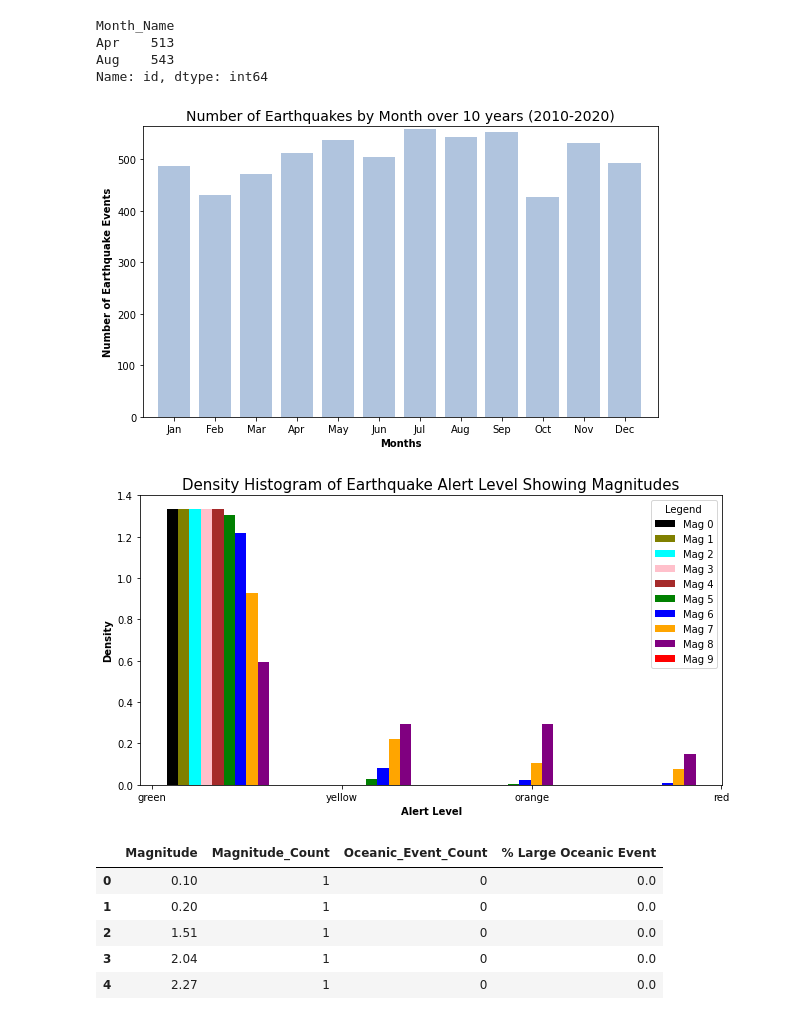
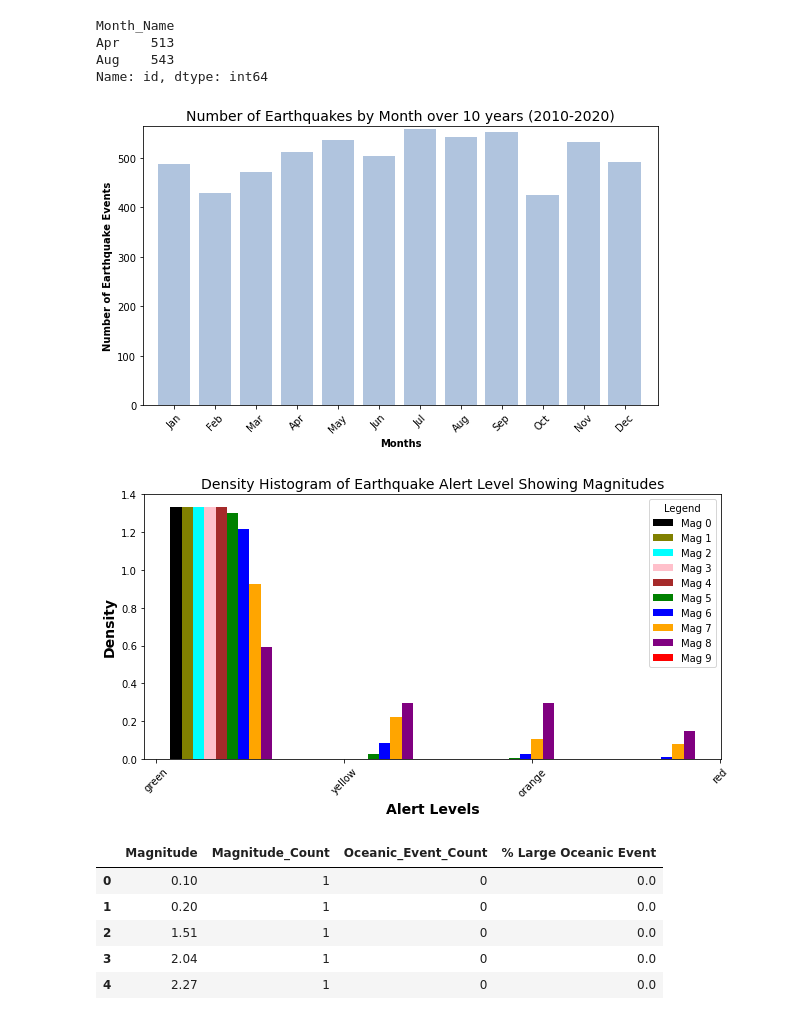
Before and after one commit to hiamdebsi/Project-1, a Jupyter notebook: starter_code/Earthquakes_Project_1_Analysis.ipynb, the cells around one changed output. Drawn from its saved outputs; the diff is of its cells as text; code cells hidden in the pictures.

Commit message:
adjusted plots, images

```diff
--- a/starter_code/Earthquakes_Project_1_Analysis.ipynb
+++ b/starter_code/Earthquakes_Project_1_Analysis.ipynb
@@ -448,17 +448,20 @@ fig = plt.title("Number of Earthquakes by Month over 10 years (2010-2020)", font
 fig = plt.xlabel("Months",fontweight='bold')
 fig = plt.ylabel("Number of Earthquake Events", fontweight='bold')
 
-
 # Set the limits of the x axis
 plt.xlim(-0.75, len(x_axis)-0.20)
 # Set the limits of the y axis
 plt.ylim(0, max(earthquake_month_group.values)+5)
+
+#rotate the x labels
+plt.xticks(rotation=45)
+
 plt.tight_layout()
 #save the figure
 plt.savefig(output_folder + "NumberEarthquakesByMonth.png", facecolor = 'white')
 plt.show()
 # %% [output]
-[figure, old version]
+[figure, new version]
 # %%
 # The above plot shows that earthquakes can happen at any time of the year.
 # The numbers show how 'almost evenly' spread the number of earthquake events are, in each month.
@@ -475,37 +478,40 @@ plt.figure(figsize=(9,5))
 
 # Make a separate list for each magnitude
 x9 = list(earthquake_mag[earthquake_mag['Magnitude']>=9]['Alert'])
 x8 = list(earthquake_mag[(earthquake_mag['Magnitude']>=8) & (earthquake_mag['Magnitude']<9)]['Alert'])
 x7 = list(earthquake_mag[(earthquake_mag['Magnitude']>=7) & (earthquake_mag['Magnitude']<8)]['Alert'])
 x6 = list(earthquake_mag[(earthquake_mag['Magnitude']>=6) & (earthquake_mag['Magnitude']<7)]['Alert'])
 x5 = list(earthquake_mag[(earthquake_mag['Magnitude']>=5) & (earthquake_mag['Magnitude']<6)]['Alert'])
 x4 = list(earthquake_mag[(earthquake_mag['Magnitude']>=4) & (earthquake_mag['Magnitude']<5)]['Alert'])
 x3 = list(earthquake_mag[(earthquake_mag['Magnitude']>=3) & (earthquake_mag['Magnitude']<4)]['Alert'])
 x2 = list(earthquake_mag[(earthquake_mag['Magnitude']>=2) & (earthquake_mag['Magnitude']<3)]['Alert'])
 x1 = list(earthquake_mag[(earthquake_mag['Magnitude']>=1) & (earthquake_mag['Magnitude']<2)]['Alert'])
 x0 = list(earthquake_mag[(earthquake_mag['Magnitude']>=0) & (earthquake_mag['Magnitude']<1)]['Alert'])
 
 # Assign colors for each magnitude and the names
 colors = ['black', 'olive', 'cyan', 'pink', 'brown', 'green', 'blue', 'orange', 'purple', 'red']
 names = ['Mag 0', 'Mag 1', 'Mag 2', 'Mag 3', 'Mag 4','Mag 5', 'Mag 6', 'Mag 7', 'Mag 8', 'Mag 9']
 
 # Define the plot
 plt.hist([x0, x1, x2, x3, x4, x5, x6, x7, x8, x9], bins = 4, density=True,
          color = colors, label=names)
 
 # assign labels
-plt.xlabel("Alert Level", fontweight="bold")
-plt.ylabel("Density", fontweight='bold')
-plt.title("Density Histogram of Earthquake Alert Level Showing Magnitudes",fontsize=15)
+plt.xlabel("Alert Levels", fontsize=14, fontweight='bold')
+plt.ylabel("Density", fontsize=14, fontweight='bold')
+plt.title("Density Histogram of Earthquake Alert Level Showing Magnitudes",fontsize=14)
+
+
+plt.xticks(rotation=45)
 
 plt.legend(title='Legend',fancybox=True)
 plt.tight_layout()
 #save the figure
 plt.savefig(output_folder + "DensityHistEQAlertWithMagnitudes.png", facecolor = 'white')
 
 plt.show()
 # %% [output]
-[figure, old version]
+[figure, new version]
 # %%
 # Thus the alert level density clearly shows that the green alert level is far more dense 1.3
 # compared to other levels of 0.3 or less.
```
Also changed, not shown: 2 other files.
